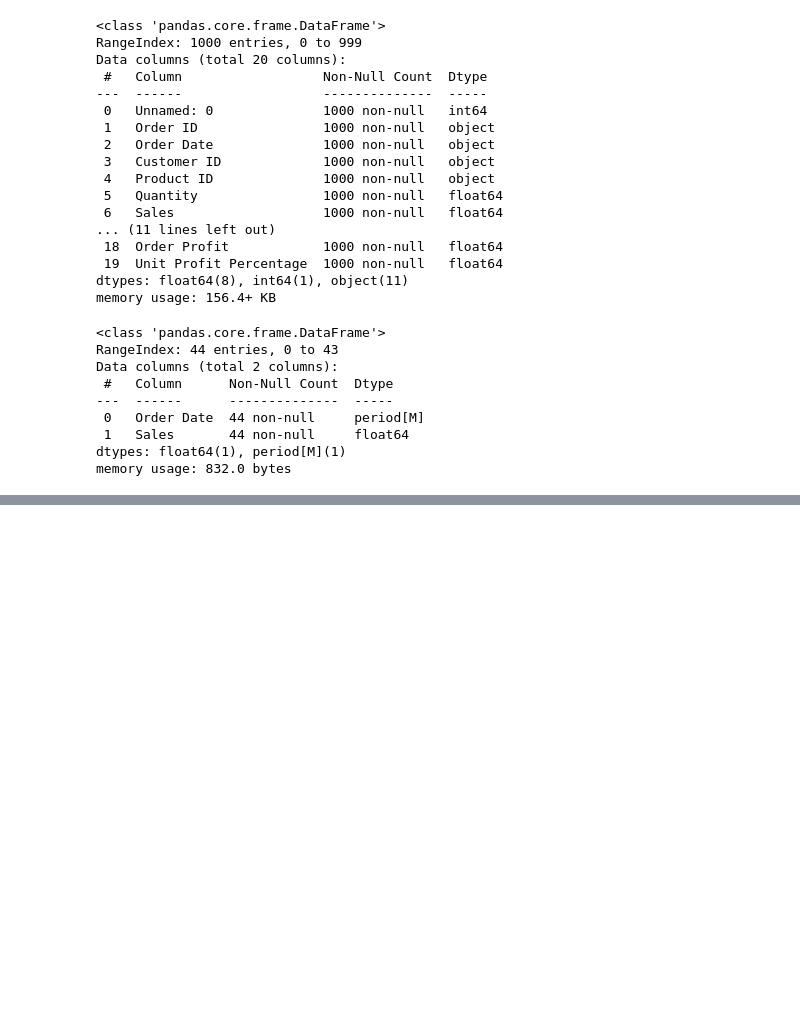
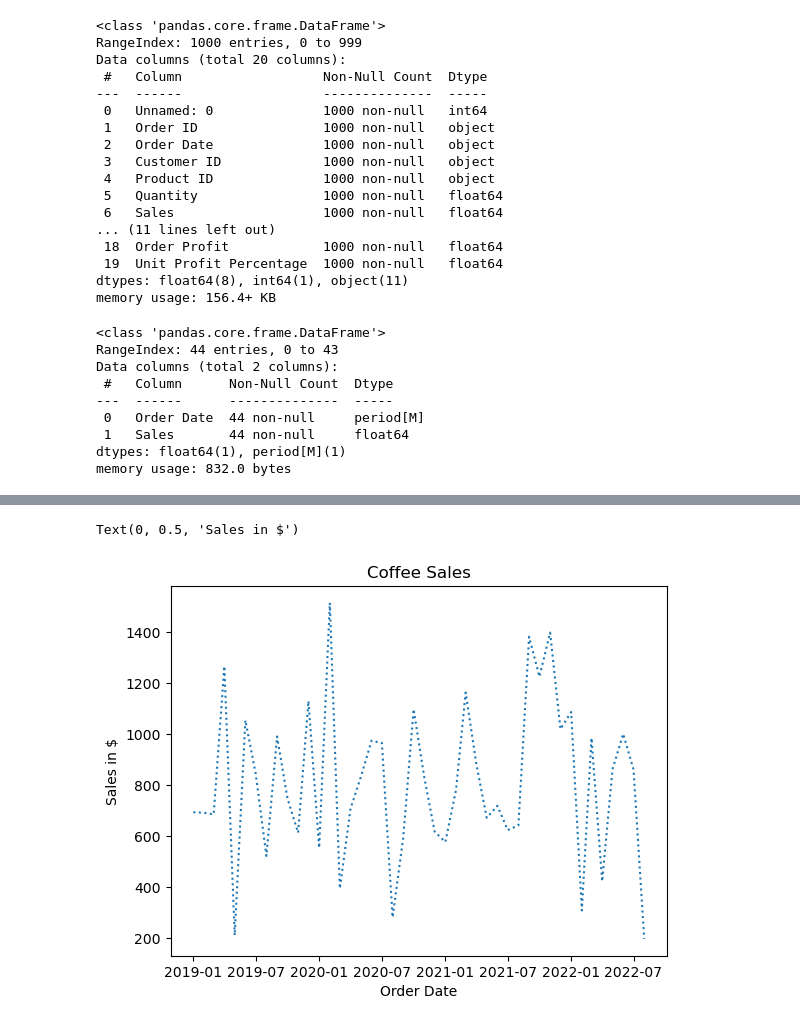
Before and after one commit to m-romanski/Coffee-Beans-Sales, a Jupyter notebook: Coffee/Untitled.ipynb, the cells around one changed output, grey strips where cells are left out. Saved outputs shown, nothing was run; the diff lists cells and outputs as text; code cells hidden in the pictures; blank space fills up the shorter version.

```diff
--- a/Coffee/Untitled.ipynb
+++ b/Coffee/Untitled.ipynb
@@ -277,0 +286,16 @@ TypeError: float() argument must be a string or a number, not 'Period'
+# %%
+monthly_sales_us_df = us_df.groupby(us_df['Order Date'].dt.to_period('M'))['Sales'].sum().reset_index()
+monthly_sales_us_df['Order Date'] = monthly_sales_us_df['Order Date'].dt.to_timestamp()
+monthly_sales_uk_df = uk_df.groupby(uk_df['Order Date'].dt.to_period('M'))['Sales'].sum().reset_index()
+monthly_sales_uk_df['Order Date'] = monthly_sales_uk_df['Order Date'].dt.to_timestamp()
+monthly_sales_ireland_df = ireland_df.groupby(ireland_df['Order Date'].dt.to_period('M'))['Sales'].sum().reset_index()
+monthly_sales_ireland_df['Order Date'] = monthly_sales_ireland_df['Order Date'].dt.to_timestamp()
+# %%
+plt.plot(monthly_sales_us_df['Order Date'], monthly_sales_us_df['Sales'], linestyle = 'dotted')
+
+plt.title('Coffee Sales')
+plt.xlabel('Order Date')
+plt.ylabel('Sales in $')
+# %% [output]
+Text(0, 0.5, 'Sales in $')
+[figure, added]
```
Also changed, not shown: parts of 13 cells of this notebook, 4 other files.
